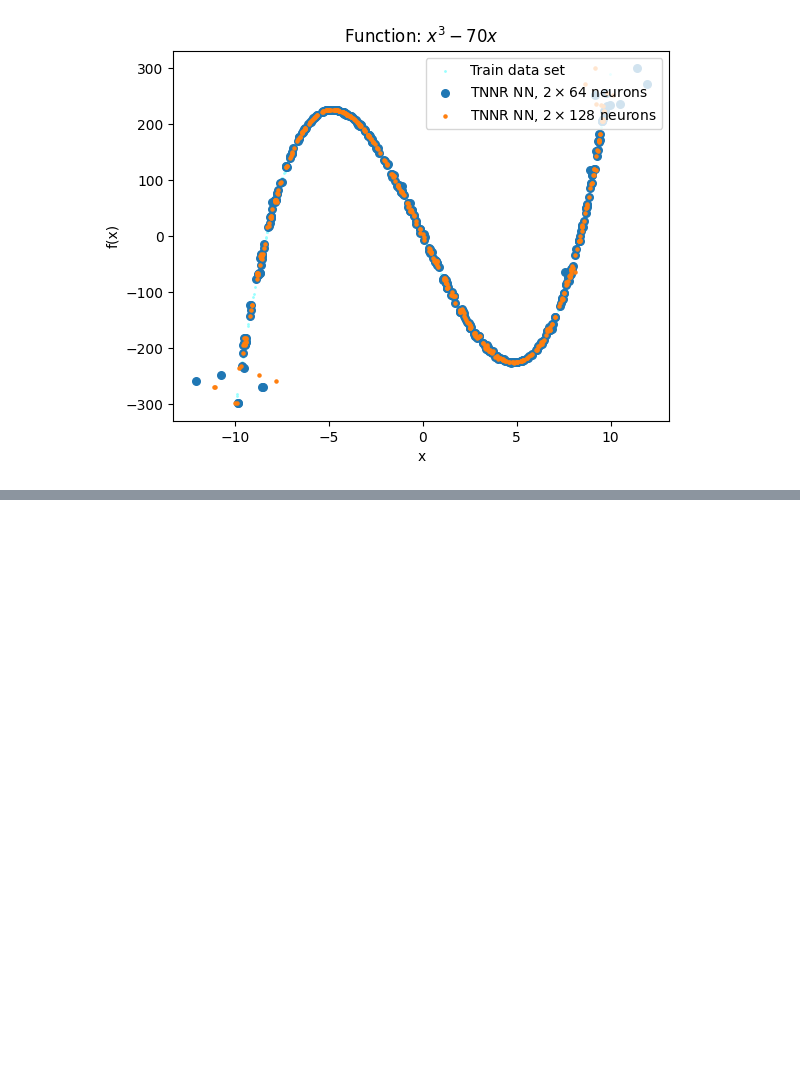
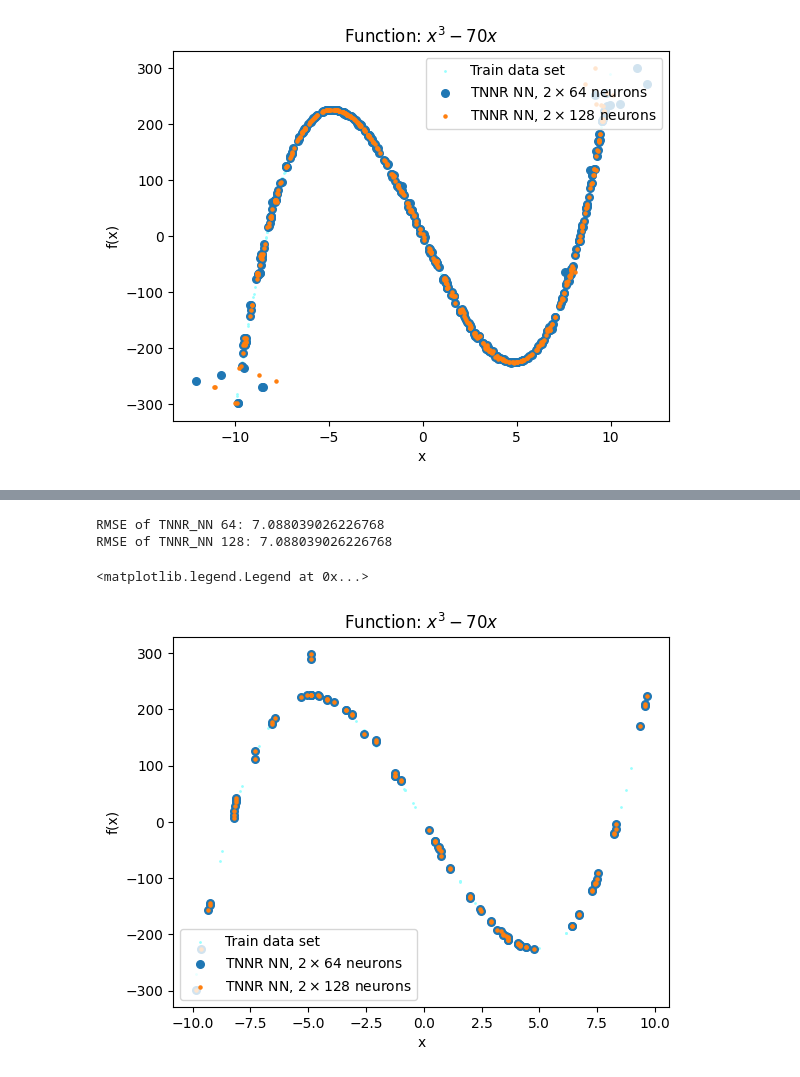
Before and after one commit to clausia/tnn-for-inverse-problems, a Jupyter notebook: examples/test - TNNR_NN - [x^3 - ax] - [a=70] - plots.ipynb, the cells around one changed output, grey strips where cells are left out. Saved outputs shown, nothing was run; the diff lists cells and outputs as text; code cells hidden in the pictures; blank space fills up the shorter version.

```diff
--- a/examples/test - TNNR_NN - [x^3 - ax] - [a=70] - plots.ipynb
+++ b/examples/test - TNNR_NN - [x^3 - ax] - [a=70] - plots.ipynb
@@ -457,0 +463,17 @@ plt.legend()
+# %%
+n = 200
+seed = 9876
+
+a = 70
+# %%
+%%time
+
+tnnr_nn_test_64 = TNNR_NN(def_func(a), n=n, seed=seed, inverse_problem=True, test_pct=0.5,
+                          show_summary=False, show_loss_plot=False, show_rmse=False,
+                          mdl_wts_file='weights/tnnr_nn_test_64_n' + str(n) + '_inverse_a' + str(a),
+                          num_nn_train=5)
+
+tnnr_nn_test_128 = TNNR_NN(def_func(a), n=n, seed=seed, neurons=128, inverse_problem=True, test_pct=0.5,
+                           show_summary=False, show_loss_plot=False, show_rmse=False,
+                           mdl_wts_file='weights/tnnr_nn_test_128_n' + str(n) + '_inverse_a' + str(a),
+                           num_nn_train=5)
@@ -457,0 +483,24 @@ plt.legend()
+# %%
+print("RMSE of TNNR_NN 64:", tnnr_nn_test_64.rmse_test)
+print("RMSE of TNNR_NN 128:", tnnr_nn_test_128.rmse_test)
+# %% [output]
+RMSE of TNNR_NN 64: 7.088039026226768
+RMSE of TNNR_NN 128: 7.088039026226768
+# %%
+plt.scatter(tnnr_nn_test_64.cn_transformer.inverse_transform_x(tnnr_nn_test_64.x_train_single),
+            tnnr_nn_test_64.cn_transformer.inverse_transform_y(tnnr_nn_test_64.y_train_single),
+            label='Train data set', s=1, c='#99ffff')
+plt.scatter(tnnr_nn_test_64.x_pred_test,
+            tnnr_nn_test_64.cn_transformer.inverse_transform_y(tnnr_nn_test_64.y_test_single),
+            label='TNNR NN, $2\\times 64$ neurons', s=30)
+plt.scatter(tnnr_nn_test_128.x_pred_test,
+            tnnr_nn_test_128.cn_transformer.inverse_transform_y(tnnr_nn_test_128.y_test_single),
+            label='TNNR NN, $2\\times 128$ neurons', s=5)
+
+plt.title('Function: $x^3 - 70x$')
+plt.xlabel('x')
+plt.ylabel('f(x)')
+plt.legend()
+# %% [output]
+<matplotlib.legend.Legend at 0x...>
+[figure, added]
```
Also changed, not shown: parts of 80 cells of this notebook, 2 other files.
